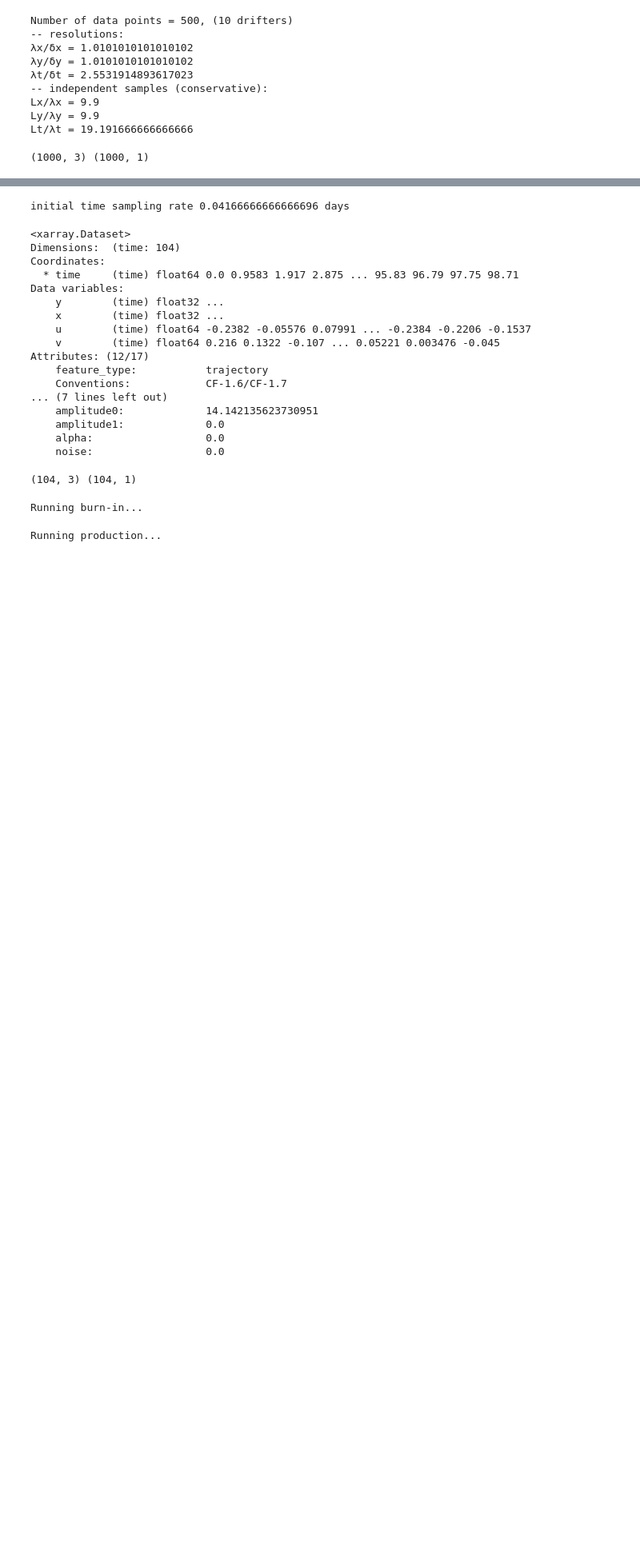
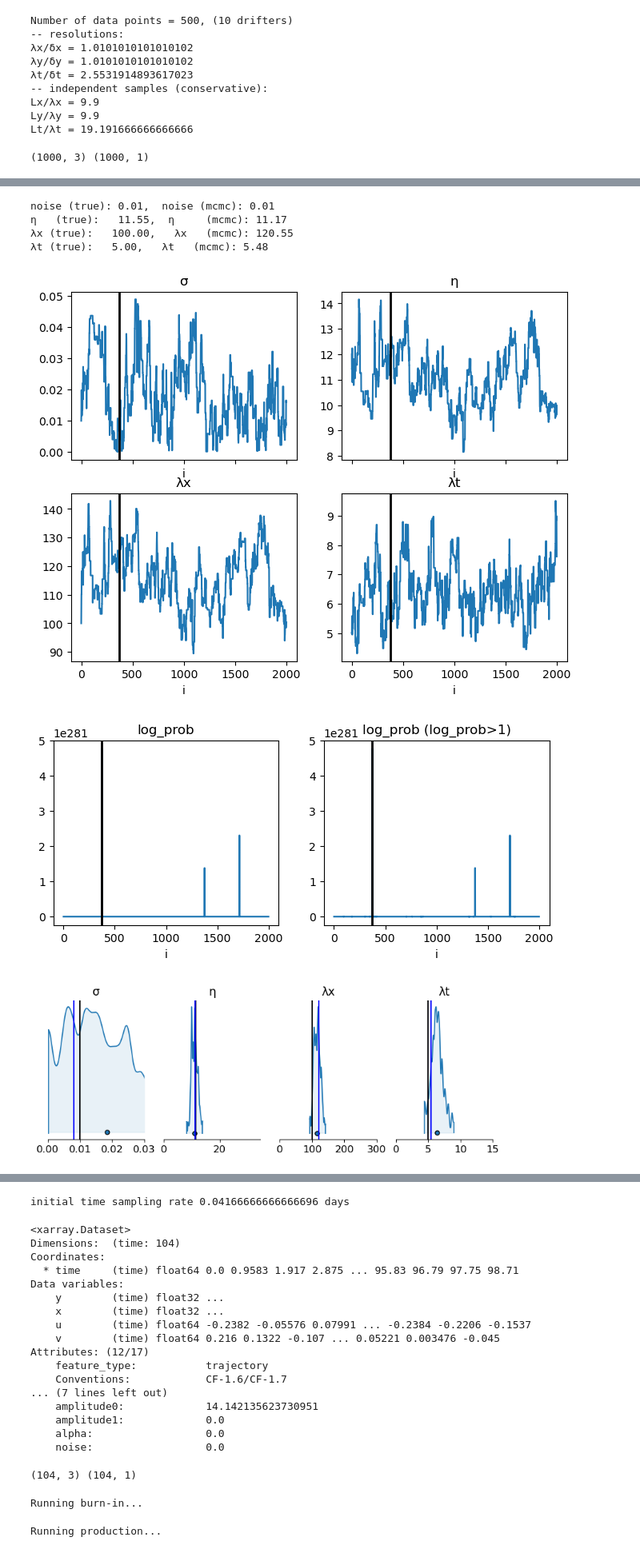
Before and after one commit to ahmaddroobi99/nwa, a Jupyter notebook: stats/drifter_3D_inference.ipynb, the cells around one changed output, grey strips where cells are left out. Shown at 80% size. Cells and saved outputs as stored; diff of their text form; code cells hidden in the pictures; blank space fills up the shorter version.

Commit message:
add MH drifter inference

```diff
--- a/stats/drifter_3D_inference.ipynb
+++ b/stats/drifter_3D_inference.ipynb
@@ -600,8 +602,9 @@ def inference_emcee():
 # MH of inference
 
 def inference_MH(
-        n_mcmc = int(2e3),
-    ):
+    X, U,
+    n_mcmc = int(2e3),
+):
 
     # The order of everything is eta, ld, lt, noise
 
@@ -991,0 +938,14 @@ fig = corner.corner(samples,
+# %%
+dsL1 = inference_MH(X, U)
+# %%
+print_MAP(dsL1)
+traceplots(dsL1)
+plot_inference(dsL1)
+# %% [output]
+noise (true): 0.01,  noise (mcmc): 0.01
+η   (true):   11.55,  η     (mcmc): 11.17
+λx (true):   100.00,   λx   (mcmc): 120.55
+λt (true):   5.00,   λt   (mcmc): 5.48
+[figure, added]
+[figure, added]
+[figure, added]
```
Also changed, not shown: parts of 21 cells of this notebook.
